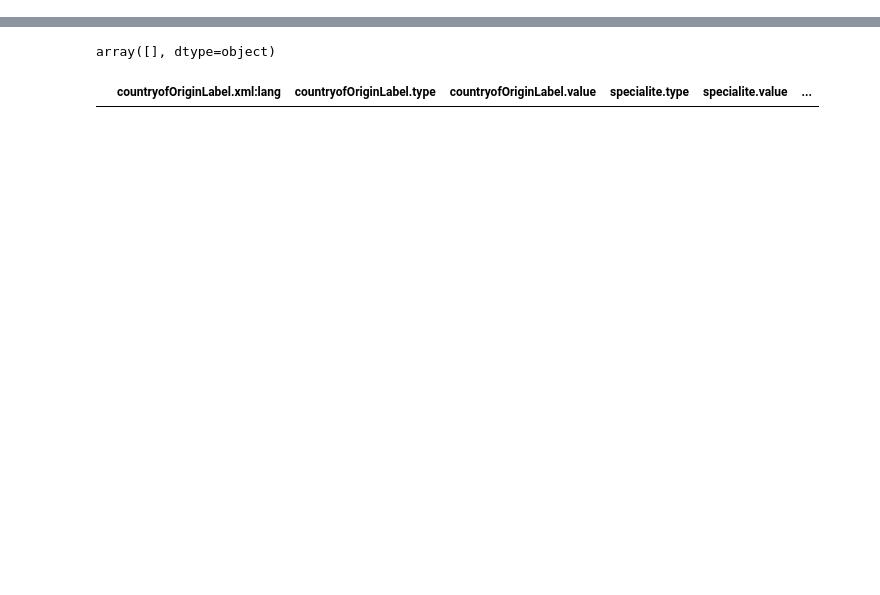
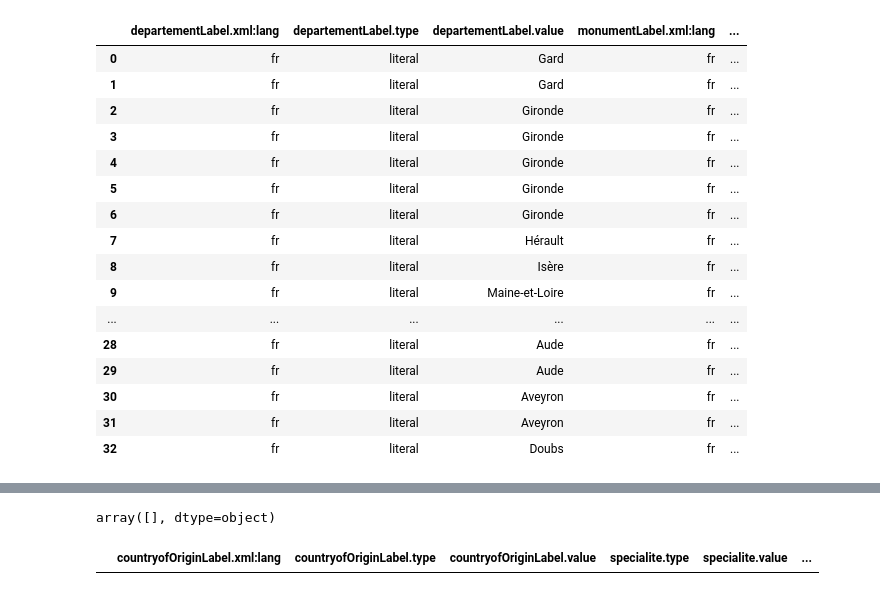
Before and after one commit to romainf28/CR_quiz_sparql, a Jupyter notebook: Notebook query.ipynb, the cells around one changed output, grey strips where cells are left out. Cells and saved outputs as stored; diff of their text form; code cells hidden in the pictures; blank space fills up the shorter version.

```diff
--- a/Notebook query.ipynb
+++ b/Notebook query.ipynb
@@ -5,3 +5,40 @@ import query_handler
 query_handler_ = query_handler.QueryHandler()
 # %%
 df = query_handler_.execute_query(query_handler_.query)
+# %%
+query_com = """SELECT DISTINCT ?departementLabel ?monumentLabel ?imagemonument ?locationLabel WHERE
+                        {
+                        ?departement wdt:P31 wd:Q6465.
+
+                        ?monument wdt:P31 wd:Q570116;
+                        wdt:P18 ?imagemonument;
+                        wdt:P131 ?location.
+
+                        ?location wdt:P131 ?departement.
+
+                        SERVICE wikibase:label { bd:serviceParam wikibase:language "fr" }
+                        }
+
+                        ORDER BY ?departement"""
+# %%
+df_im = query_handler_.execute_query(query_com)
+# %%
+df_im
+# %% [output]
+|  | departementLabel.xml:lang | departementLabel.type | departementLabel.value | monumentLabel.xml:lang | ... |
+| 0 | fr | literal | Gard | fr | ... |
+| 1 | fr | literal | Gard | fr | ... |
+| 2 | fr | literal | Gironde | fr | ... |
+| 3 | fr | literal | Gironde | fr | ... |
+| 4 | fr | literal | Gironde | fr | ... |
+| 5 | fr | literal | Gironde | fr | ... |
+| 6 | fr | literal | Gironde | fr | ... |
+| 7 | fr | literal | Hérault | fr | ... |
+| 8 | fr | literal | Isère | fr | ... |
+| 9 | fr | literal | Maine-et-Loire | fr | ... |
+| ... | ... | ... | ... | ... | ... |
+| 28 | fr | literal | Aude | fr | ... |
+| 29 | fr | literal | Aude | fr | ... |
+| 30 | fr | literal | Aveyron | fr | ... |
+| 31 | fr | literal | Aveyron | fr | ... |
+| 32 | fr | literal | Doubs | fr | ... |
```
Also changed, not shown: parts of 8 cells of this notebook.
